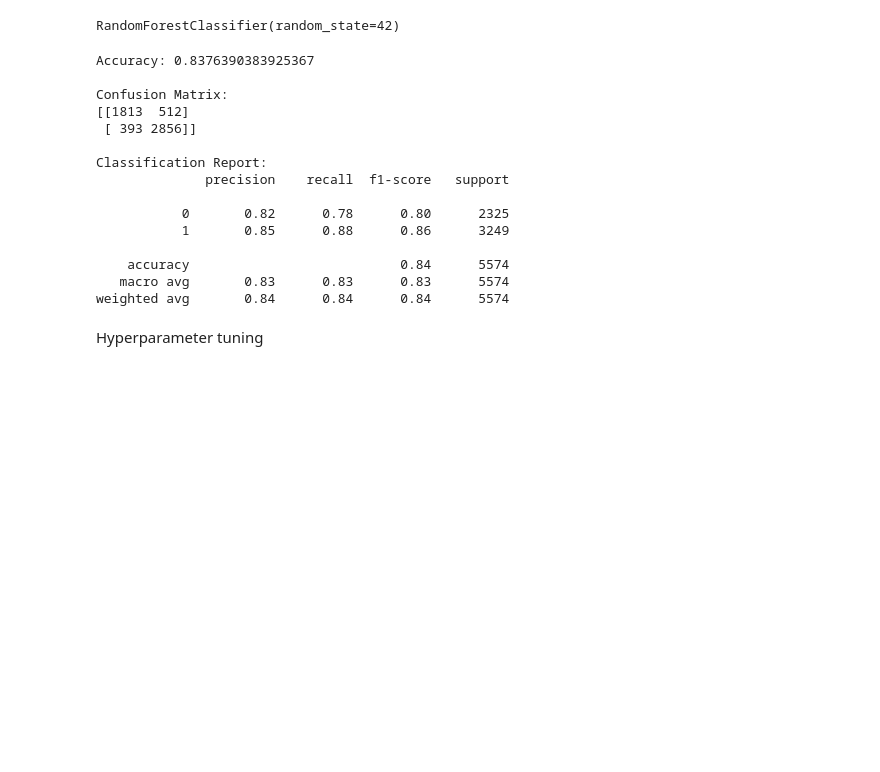
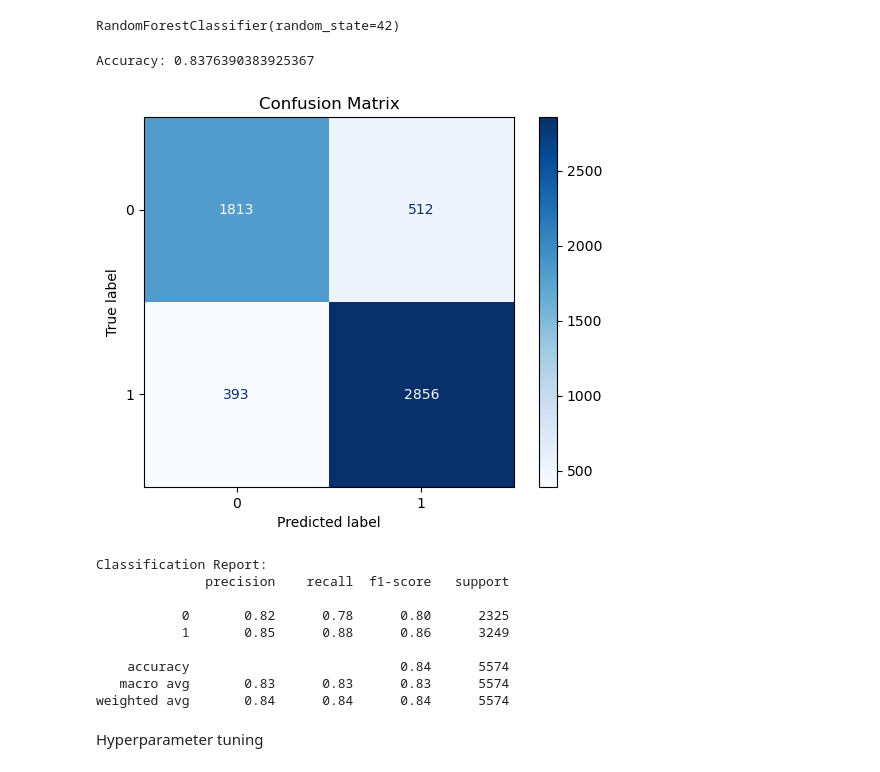
Before and after one commit to rushring/CS_Group07_StudentDepressionDetection, a Jupyter notebook: notebooks/fc211009_Themiya_random_forrest/model_training_&_evaluation.ipynb, the cells around one changed output. Cells and saved outputs as stored; diff of their text form; code cells hidden in the pictures; blank space fills up the shorter version.

```diff
--- a/notebooks/fc211009_Themiya_random_forrest/model_training_&_evaluation.ipynb
+++ b/notebooks/fc211009_Themiya_random_forrest/model_training_&_evaluation.ipynb
@@ -48,29 +49,26 @@ y_pred = model.predict(X_test)
 # %%
 # Evaluating the model
 accuracy = accuracy_score(y_test, y_pred)
 print("Accuracy:", accuracy)
 
-print("\nConfusion Matrix:")
-print(confusion_matrix(y_test, y_pred))
+ConfusionMatrixDisplay.from_predictions(y_test, y_pred, cmap="Blues", colorbar=True)
+plt.title("Confusion Matrix")
+plt.show()
 
 print("\nClassification Report:")
 print(classification_report(y_test, y_pred))
 # %% [output]
 Accuracy: 0.8376390383925367
-
-Confusion Matrix:
-[[1813  512]
- [ 393 2856]]
-
-Classification Report:
-              precision    recall  f1-score   support
-
-           0       0.82      0.78      0.80      2325
-           1       0.85      0.88      0.86      3249
-
-    accuracy                           0.84      5574
-   macro avg       0.83      0.83      0.83      5574
-weighted avg       0.84      0.84      0.84      5574
+[figure, added]
+Classification Report:
+              precision    recall  f1-score   support
+
+           0       0.82      0.78      0.80      2325
+           1       0.85      0.88      0.86      3249
+
+    accuracy                           0.84      5574
+   macro avg       0.83      0.83      0.83      5574
+weighted avg       0.84      0.84      0.84      5574
 # %% [markdown]
 Hyperparameter tuning
 # %%
```
Also changed, not shown: parts of 3 cells of this notebook.
